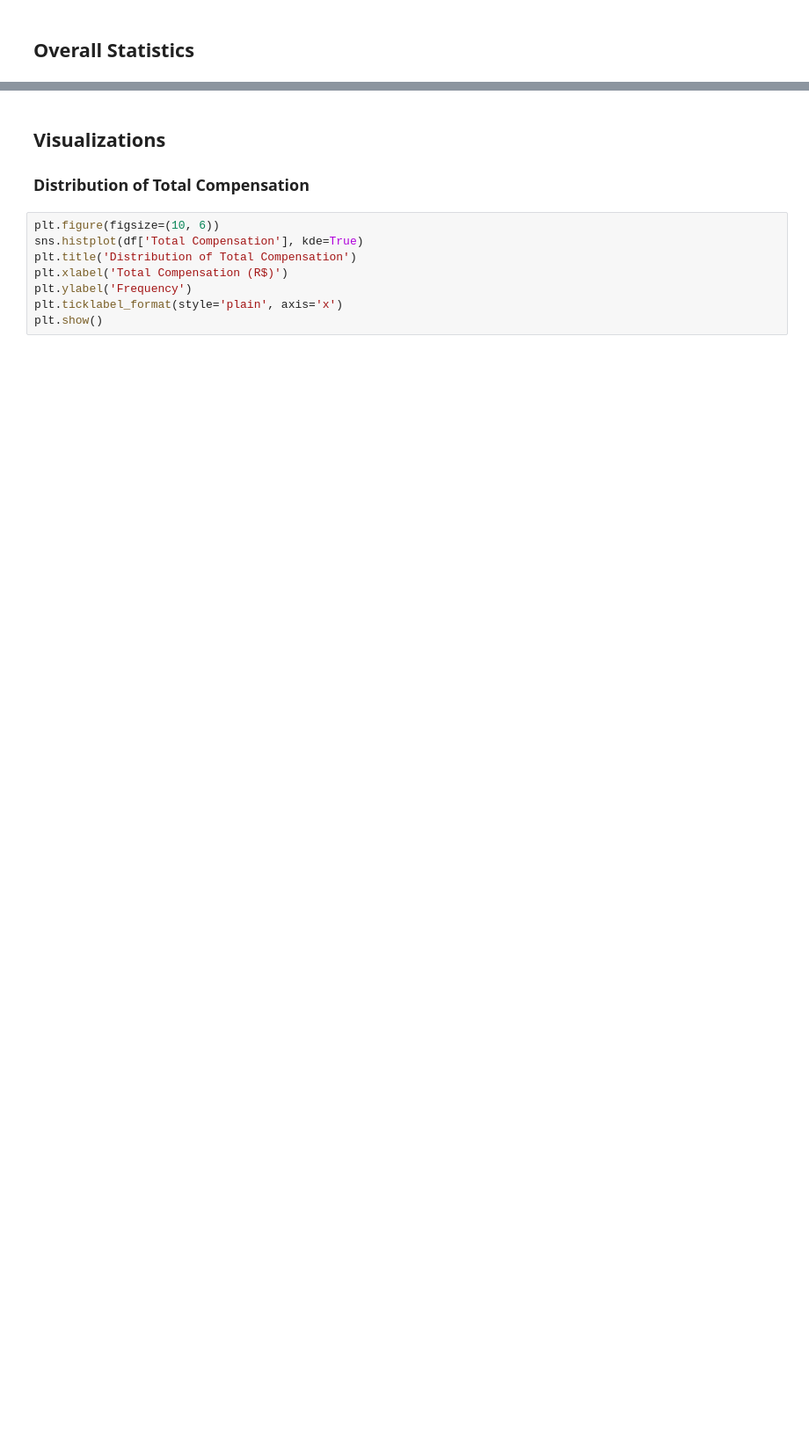
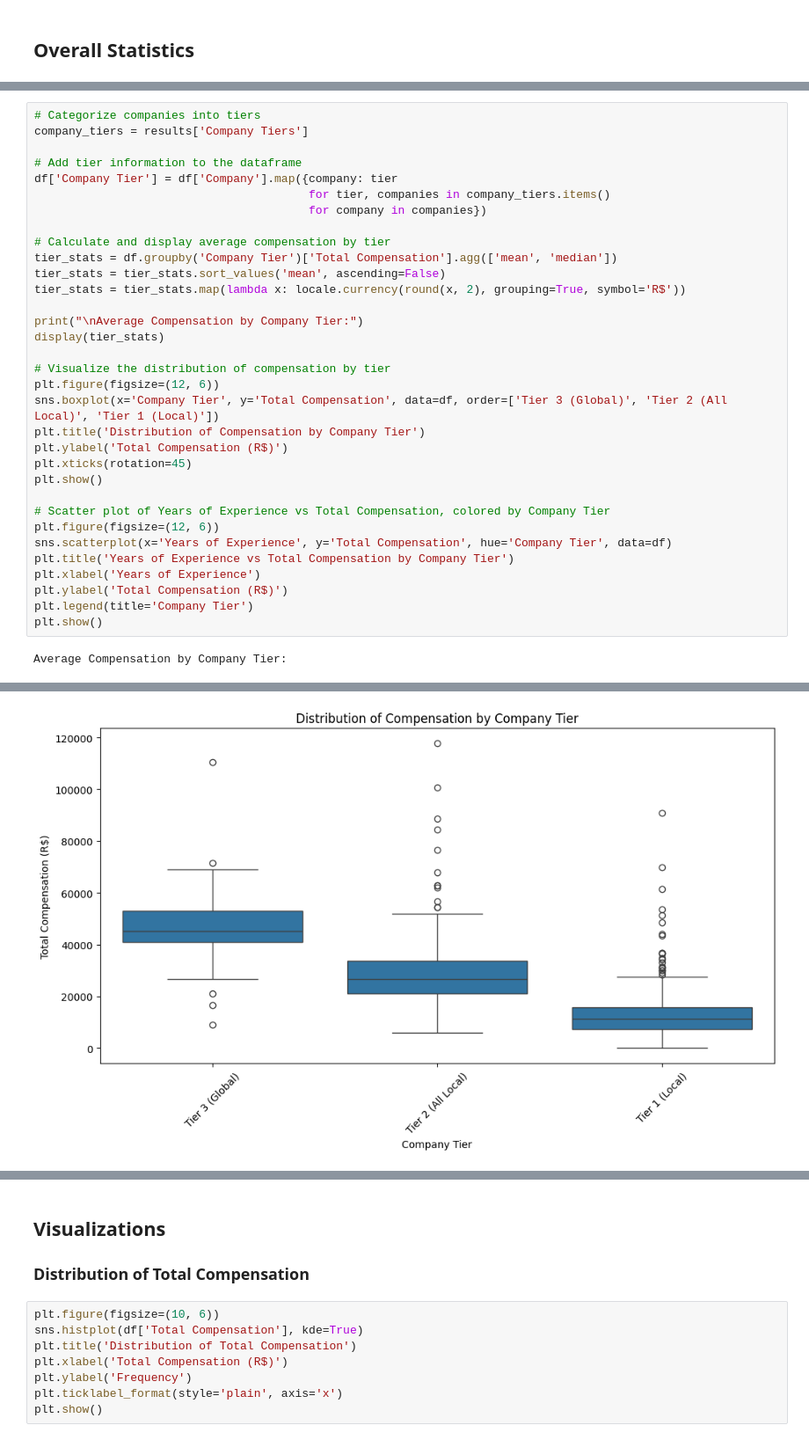
Before and after one commit to lucasheriques/comp-scraping, a Jupyter notebook: comp_scraping/data_analysis.ipynb, the cells around one changed output, grey strips where cells are left out. Shown at 88% size. Saved outputs shown, nothing was run; the diff lists cells and outputs as text; blank space fills up the shorter version.

Commit message:
more updates to notebook, include tiers

```diff
--- a/comp_scraping/data_analysis.ipynb
+++ b/comp_scraping/data_analysis.ipynb
@@ -77,2 +120,37 @@ Highest Average Salary Overall: 232.578,28 R$
 Correlation (Years of Experience vs Total Compensation): 0.43
 Correlation (Years at Company vs Total Compensation): 0.08
+# %%
+# Categorize companies into tiers
+company_tiers = results['Company Tiers']
+
+# Add tier information to the dataframe
+df['Company Tier'] = df['Company'].map({company: tier
+                                        for tier, companies in company_tiers.items()
+                                        for company in companies})
+
+# Calculate and display average compensation by tier
+tier_stats = df.groupby('Company Tier')['Total Compensation'].agg(['mean', 'median'])
+tier_stats = tier_stats.sort_values('mean', ascending=False)
+tier_stats = tier_stats.map(lambda x: locale.currency(round(x, 2), grouping=True, symbol='R$'))
+
+print("\nAverage Compensation by Company Tier:")
+display(tier_stats)
+
+# Visualize the distribution of compensation by tier
+plt.figure(figsize=(12, 6))
+sns.boxplot(x='Company Tier', y='Total Compensation', data=df, order=['Tier 3 (Global)', 'Tier 2 (All Local)', 'Tier 1 (Local)'])
+plt.title('Distribution of Compensation by Company Tier')
+plt.ylabel('Total Compensation (R$)')
+plt.xticks(rotation=45)
+plt.show()
+
+# Scatter plot of Years of Experience vs Total Compensation, colored by Company Tier
+plt.figure(figsize=(12, 6))
+sns.scatterplot(x='Years of Experience', y='Total Compensation', hue='Company Tier', data=df)
+plt.title('Years of Experience vs Total Compensation by Company Tier')
+plt.xlabel('Years of Experience')
+plt.ylabel('Total Compensation (R$)')
+plt.legend(title='Company Tier')
+plt.show()
+# %% [output]
+Average Compensation by Company Tier:
@@ -78,0 +162 @@ Correlation (Years at Company vs Total Compensation): 0.08
+[figure, added]
```
Also changed, not shown: parts of 12 cells of this notebook, 1 other file.
